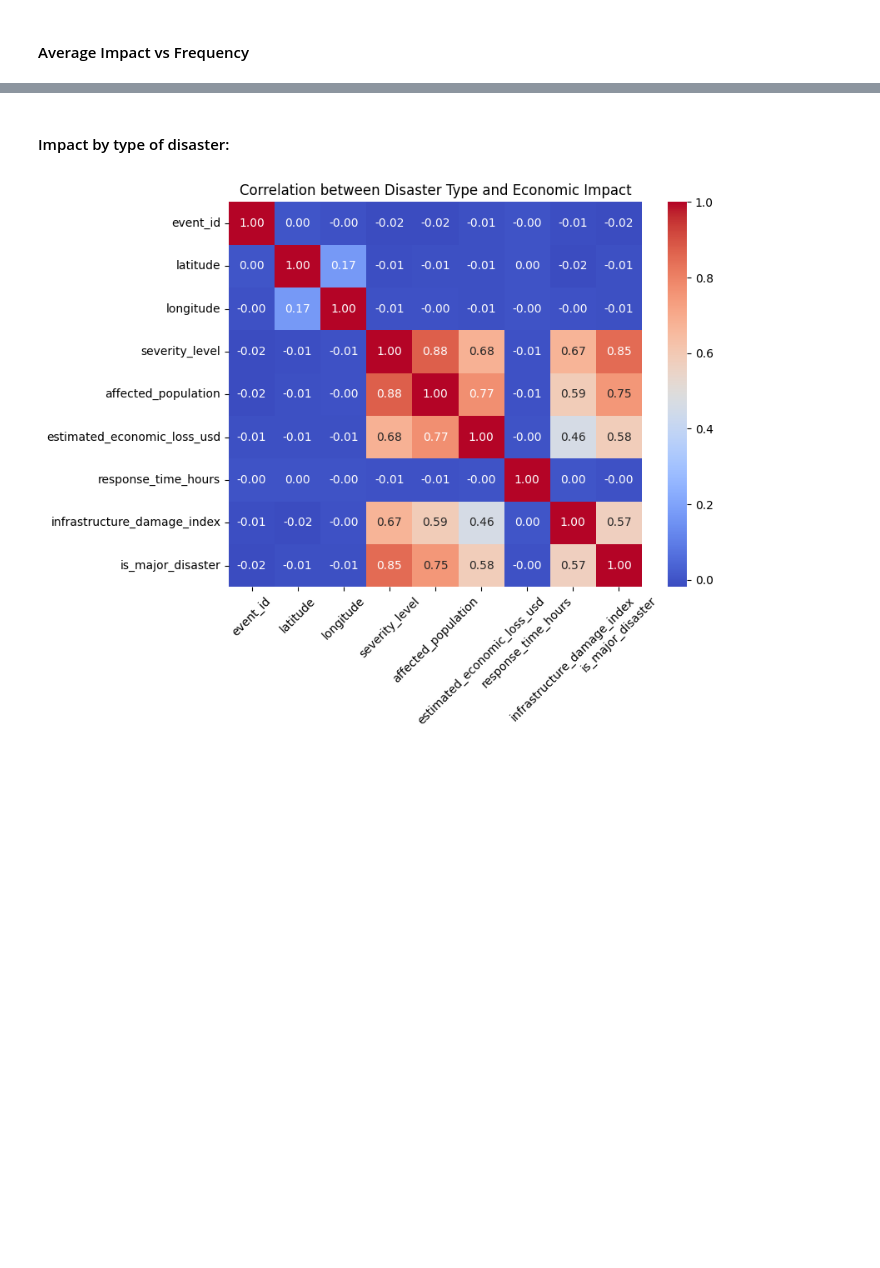
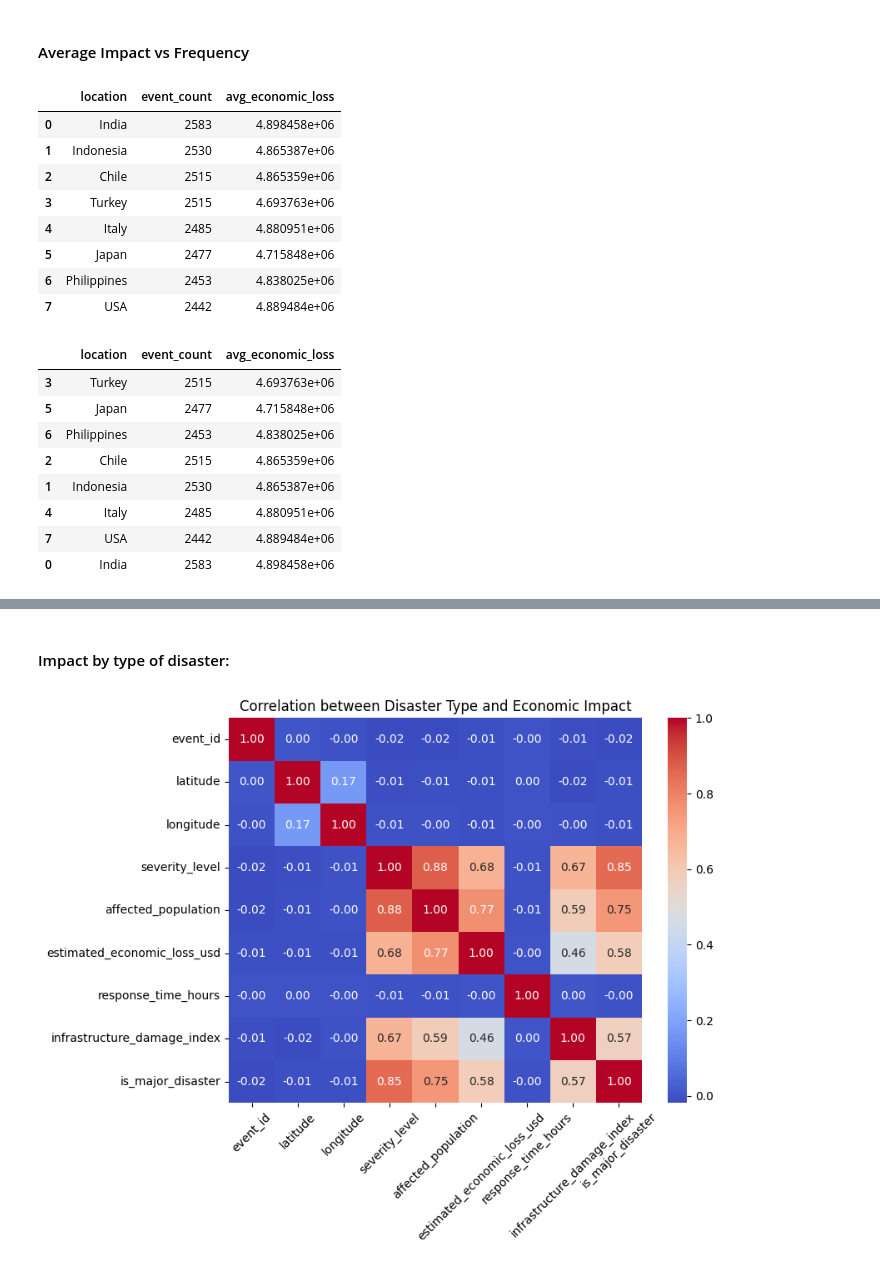
Before and after one commit to ailinalvarez/natural_disaster, a Jupyter notebook: disaster_event.ipynb, the cells around one changed output, grey strips where cells are left out. Cells and saved outputs as stored; diff of their text form; code cells hidden in the pictures; blank space fills up the shorter version.

```diff
--- a/disaster_event.ipynb
+++ b/disaster_event.ipynb
@@ -499,8 +464,40 @@ display(paises_info.sample(5))
 # %% [markdown]
 #### Average Impact vs Frequency
 # %%
-#Countries with many events but low average impact
+#Countries with many events but low average economic impact
 
-#
+#We group by country and count amount of events recorded
+many_events = paises_info.groupby('location')['date'].count().reset_index()
+many_events = many_events.rename(columns={'date': 'event_count'})
+many_events = many_events.sort_values(by='event_count', ascending=False).reset_index(drop=True)
+
+#we calculate the average economic loss by country
+low_impact = paises_info.groupby('location')['estimated_economic_loss_usd'].mean().reset_index()
+low_impact = low_impact.rename(columns={'estimated_economic_loss_usd': 'avg_economic_loss'})
+
+#We merge the two dataframes to find the order of the countries with many events but low average economic impact
+countries_with_many_events_and_low_impact = many_events.merge(low_impact, on='location', how='inner')
+countries_with_many_events_and_low_impact = countries_with_many_events_and_low_impact
+display(countries_with_many_events_and_low_impact.sort_values(by='event_count', ascending=False))
+display(countries_with_many_events_and_low_impact.sort_values(by='avg_economic_loss', ascending=True))
+# %% [output]
+|  | location | event_count | avg_economic_loss |
+| 0 | India | 2583 | 4.898458e+06 |
+| 1 | Indonesia | 2530 | 4.865387e+06 |
+| 2 | Chile | 2515 | 4.865359e+06 |
+| 3 | Turkey | 2515 | 4.693763e+06 |
+| 4 | Italy | 2485 | 4.880951e+06 |
+| 5 | Japan | 2477 | 4.715848e+06 |
+| 6 | Philippines | 2453 | 4.838025e+06 |
+| 7 | USA | 2442 | 4.889484e+06 |
+|  | location | event_count | avg_economic_loss |
+| 3 | Turkey | 2515 | 4.693763e+06 |
+| 5 | Japan | 2477 | 4.715848e+06 |
+| 6 | Philippines | 2453 | 4.838025e+06 |
+| 2 | Chile | 2515 | 4.865359e+06 |
+| 1 | Indonesia | 2530 | 4.865387e+06 |
+| 4 | Italy | 2485 | 4.880951e+06 |
+| 7 | USA | 2442 | 4.889484e+06 |
+| 0 | India | 2583 | 4.898458e+06 |
 # %%
 #Countries with few events but high impact
```
Also changed, not shown: parts of 10 cells of this notebook, 1 other file.
